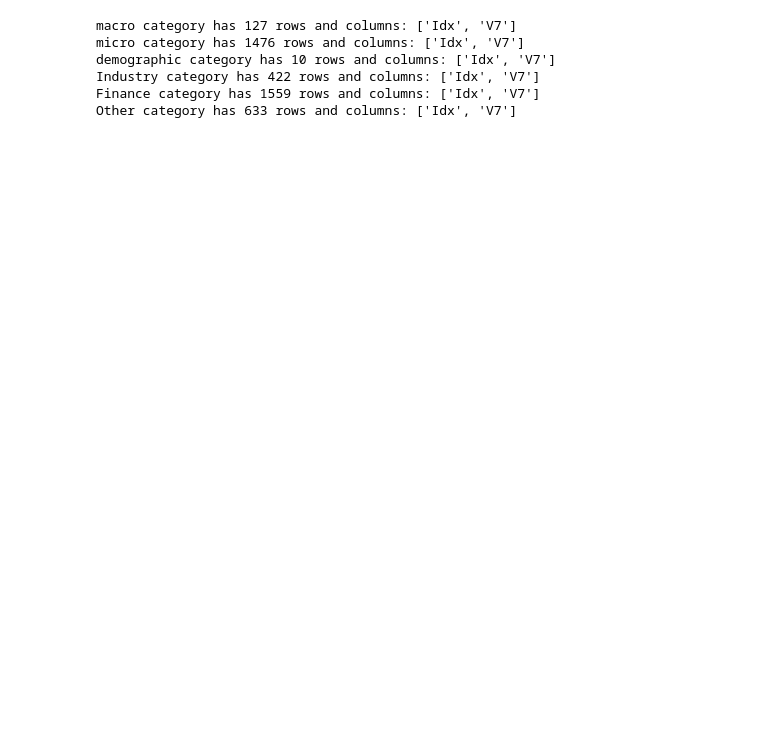
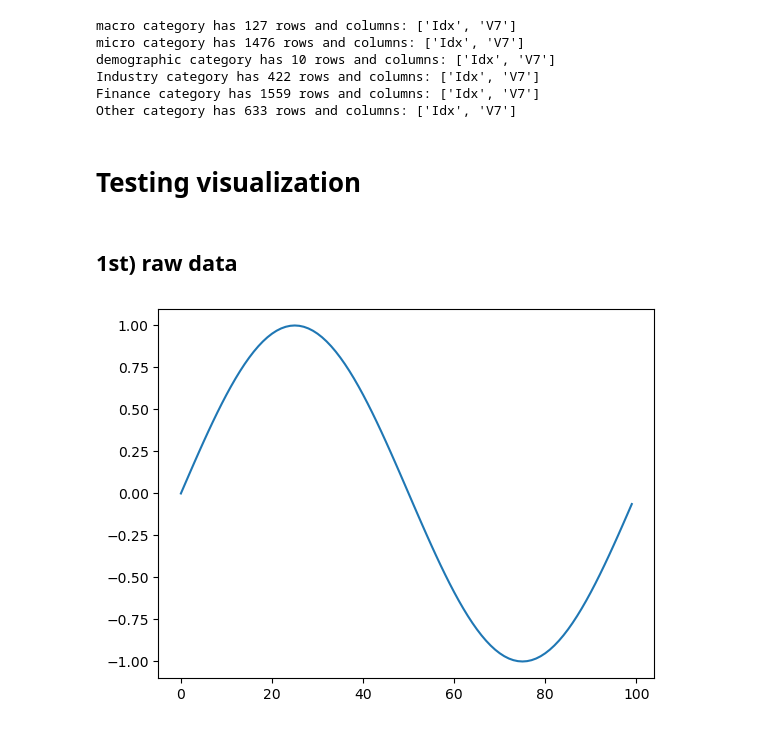
Before and after one commit to H0wl3r2001/timegan-pytorch, a Jupyter notebook: visualization.ipynb, the cells around one changed output. Drawn from its saved outputs; the diff is of its cells as text; code cells hidden in the pictures; blank space fills up the shorter version.

```diff
--- a/visualization.ipynb
+++ b/visualization.ipynb
@@ -508,3 +562,26 @@ demographic category has 10 rows and columns: ['Idx', 'V7']
 Industry category has 422 rows and columns: ['Idx', 'V7']
 Finance category has 1559 rows and columns: ['Idx', 'V7']
 Other category has 633 rows and columns: ['Idx', 'V7']
+# %% [markdown]
+# Testing visualization
+# %% [markdown]
+## 1st) raw data
+# %%
+import pandas as pd
+import matplotlib.pyplot as plt
+import numpy as np
+from data.data_preprocess import imputer
+from tqdm import tqdm
+from scipy import stats
+from sklearn.preprocessing import StandardScaler, MinMaxScaler
+
+# Load the dataset
+file_path = 'data/sin_func.csv'  # Update this path to your actual file location
+
+# Load the dataset
+ori_data = pd.read_csv(file_path)
+
+plt.plot(ori_data['sin_value'])
+plt.show()
+# %% [output]
+[figure, added]
```
Also changed, not shown: parts of 19 cells of this notebook, 31 other files.
